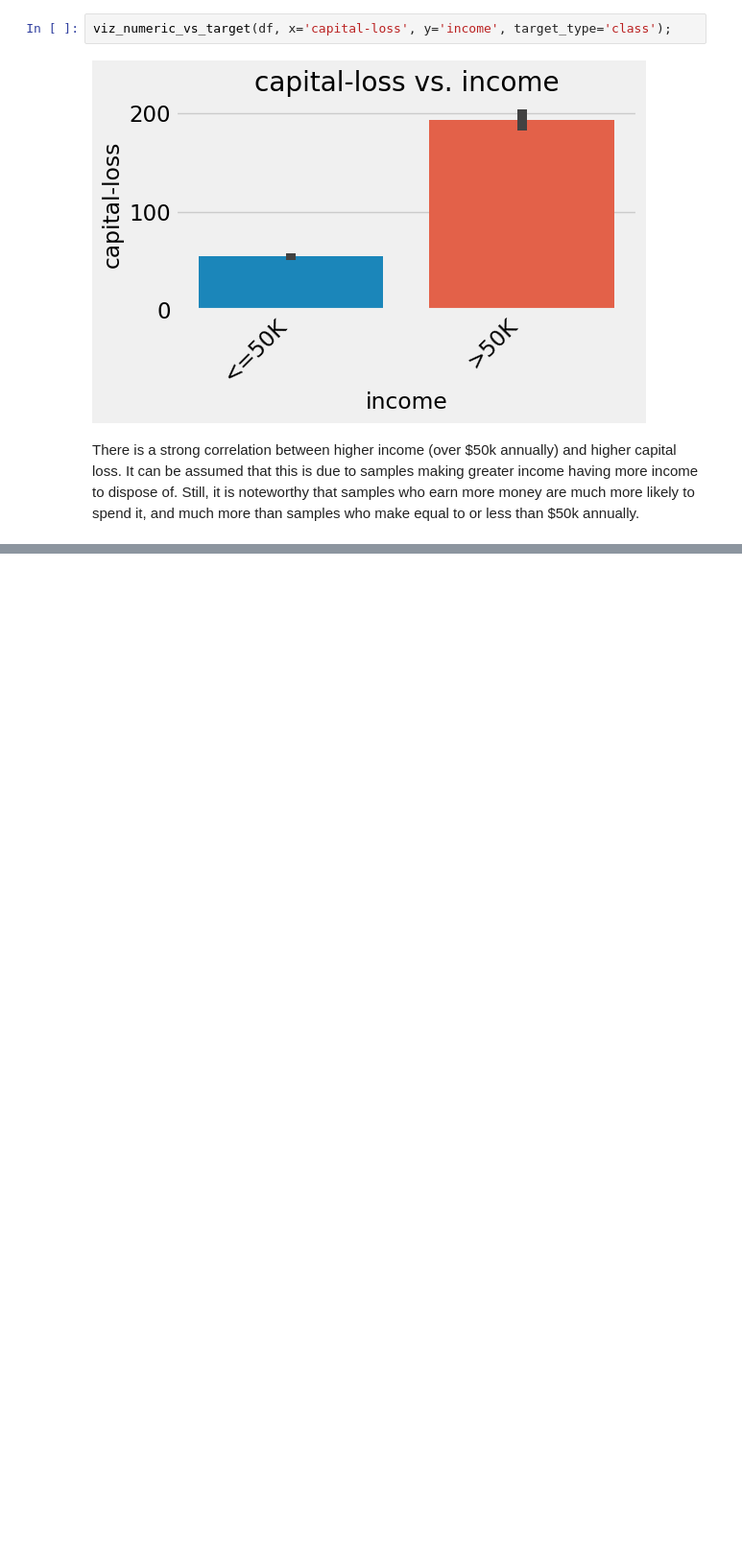
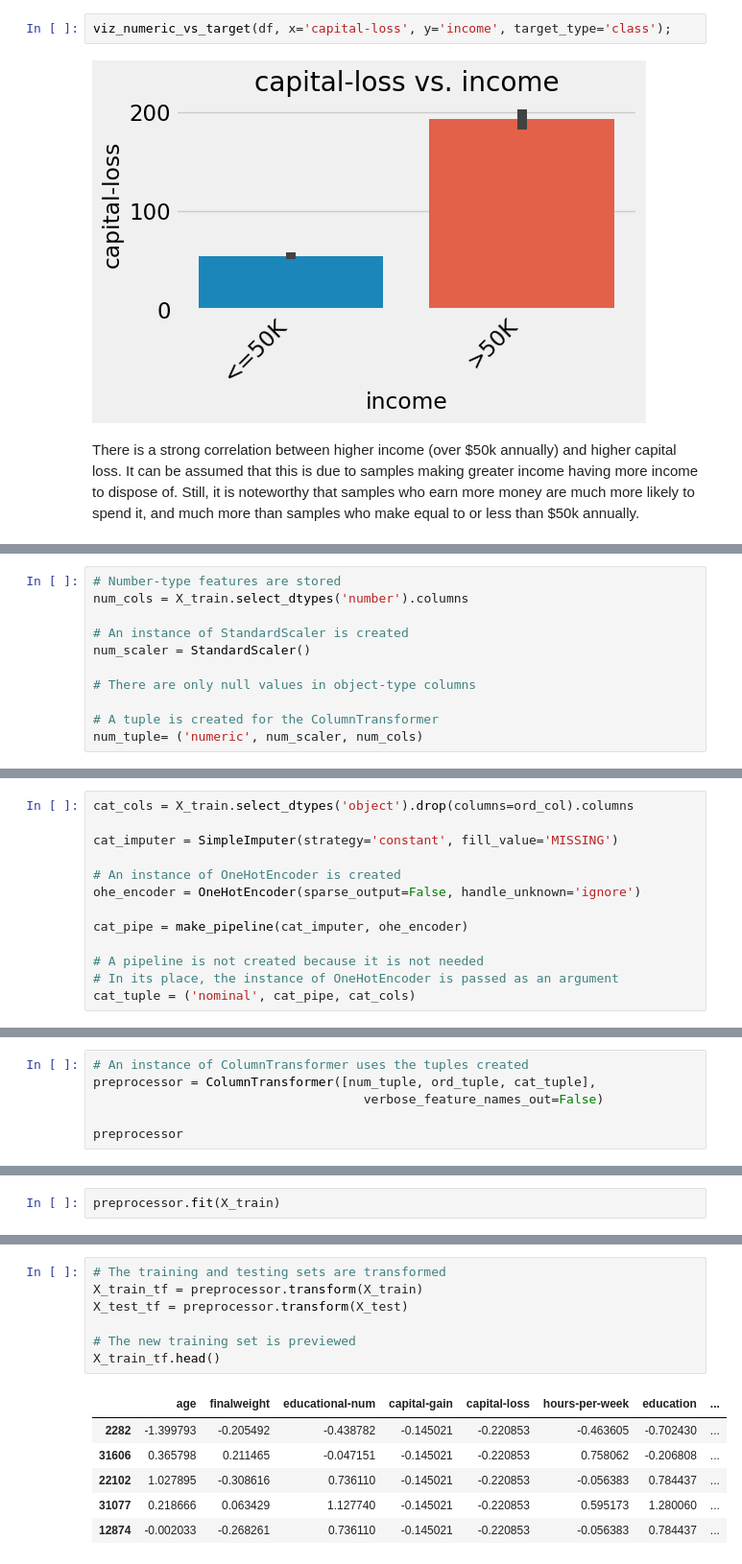
Before and after one commit to NemesisCrociata/Prediction-of-Adult-Income, a Jupyter notebook: Prediction_of_Adult_Income.ipynb, the cells around one changed output, grey strips where cells are left out. Shown at 96% size. Cells and saved outputs as stored; diff of their text form; blank space fills up the shorter version.

```diff
--- a/Prediction_of_Adult_Income.ipynb
+++ b/Prediction_of_Adult_Income.ipynb
@@ -1039,0 +1089,11 @@ There is a strong correlation between higher income (over \$50k annually) and hi
+# %%
+# Number-type features are stored
+num_cols = X_train.select_dtypes('number').columns
+
+# An instance of StandardScaler is created
+num_scaler = StandardScaler()
+
+# There are only null values in object-type columns
+
+# A tuple is created for the ColumnTransformer
+num_tuple= ('numeric', num_scaler, num_cols)
@@ -1039,0 +1119,13 @@ There is a strong correlation between higher income (over \$50k annually) and hi
+# %%
+cat_cols = X_train.select_dtypes('object').drop(columns=ord_col).columns
+
+cat_imputer = SimpleImputer(strategy='constant', fill_value='MISSING')
+
+# An instance of OneHotEncoder is created
+ohe_encoder = OneHotEncoder(sparse_output=False, handle_unknown='ignore')
+
+cat_pipe = make_pipeline(cat_imputer, ohe_encoder)
+
+# A pipeline is not created because it is not needed
+# In its place, the instance of OneHotEncoder is passed as an argument
+cat_tuple = ('nominal', cat_pipe, cat_cols)
@@ -1039,0 +1136,6 @@ There is a strong correlation between higher income (over \$50k annually) and hi
+# %%
+# An instance of ColumnTransformer uses the tuples created
+preprocessor = ColumnTransformer([num_tuple, ord_tuple, cat_tuple],
+                                    verbose_feature_names_out=False)
+
+preprocessor
@@ -1039,0 +1160,2 @@ There is a strong correlation between higher income (over \$50k annually) and hi
+# %%
+preprocessor.fit(X_train)
@@ -1039,0 +1180,14 @@ There is a strong correlation between higher income (over \$50k annually) and hi
+# %%
+# The training and testing sets are transformed
+X_train_tf = preprocessor.transform(X_train)
+X_test_tf = preprocessor.transform(X_test)
+
+# The new training set is previewed
+X_train_tf.head()
+# %% [output]
+|  | age | finalweight | educational-num | capital-gain | capital-loss | hours-per-week | education | ... |
+| 2282 | -1.399793 | -0.205492 | -0.438782 | -0.145021 | -0.220853 | -0.463605 | -0.702430 | ... |
+| 31606 | 0.365798 | 0.211465 | -0.047151 | -0.145021 | -0.220853 | 0.758062 | -0.206808 | ... |
+| 22102 | 1.027895 | -0.308616 | 0.736110 | -0.145021 | -0.220853 | -0.056383 | 0.784437 | ... |
+| 31077 | 0.218666 | 0.063429 | 1.127740 | -0.145021 | -0.220853 | 0.595173 | 1.280060 | ... |
+| 12874 | -0.002033 | -0.268261 | 0.736110 | -0.145021 | -0.220853 | -0.056383 | 0.784437 | ... |
```
Also changed, not shown: parts of 32 cells of this notebook.
